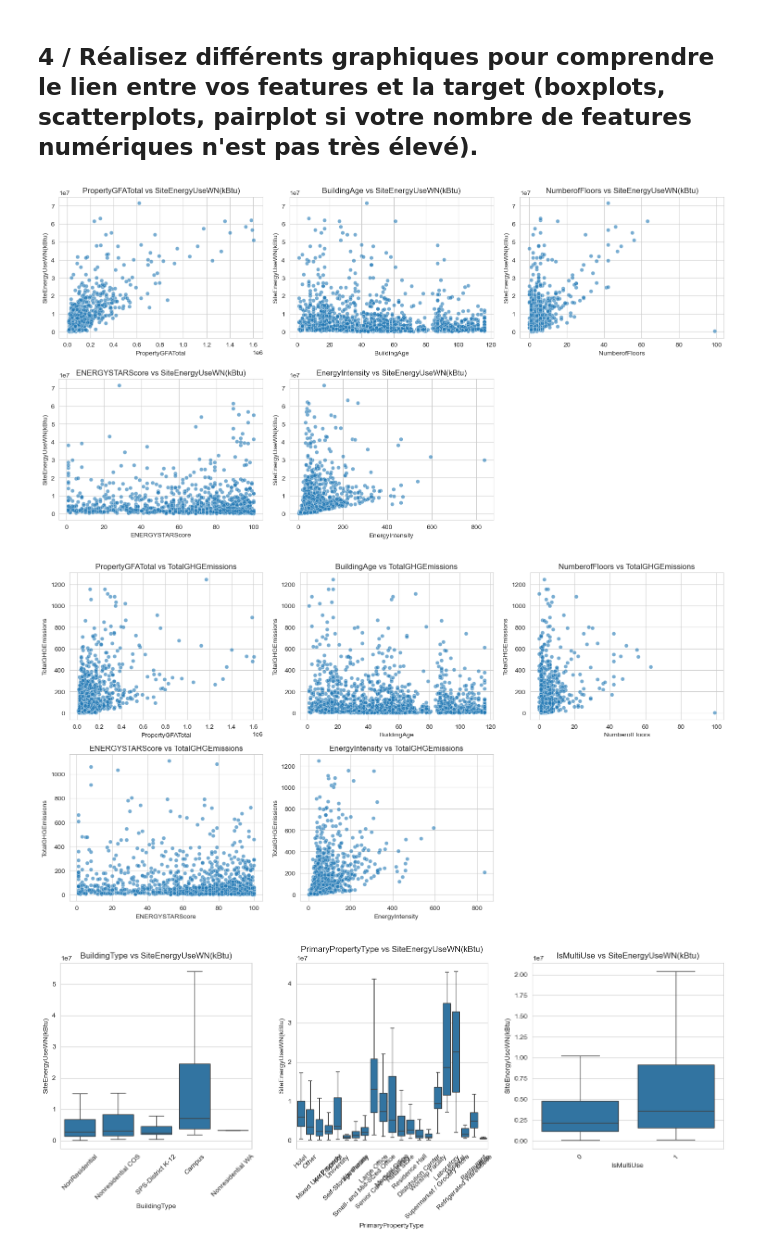
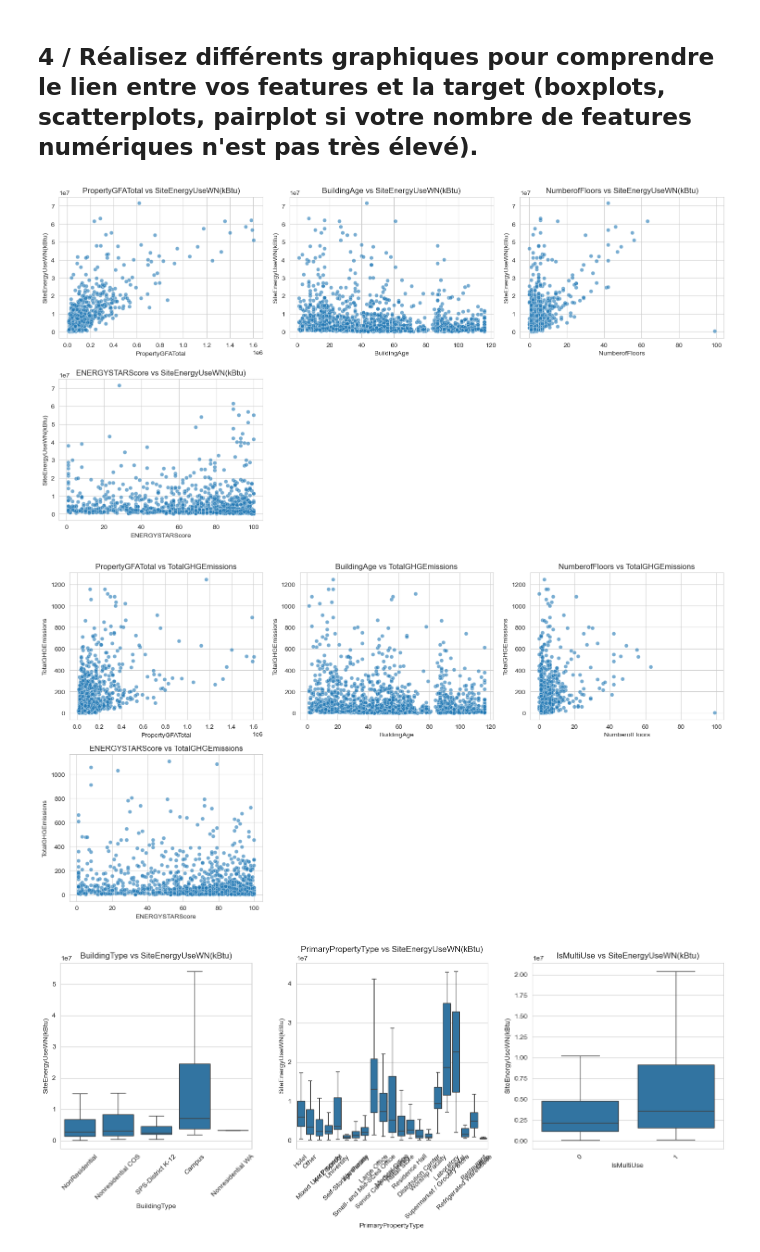
Before and after one commit to AdamAe6/Op-Projet-3, a Jupyter notebook: P3_template_modelistation_supervisee_data_scientist.ipynb, the cells around one changed output. Cells and saved outputs as stored; diff of their text form; code cells hidden in the pictures.

```diff
--- a/P3_template_modelistation_supervisee_data_scientist.ipynb
+++ b/P3_template_modelistation_supervisee_data_scientist.ipynb
@@ -327,7 +327,7 @@ A réaliser : Enrichir le jeu de données actuel avec de nouvelles features issu
 # %% [markdown]
 En règle générale : On utilise la méthode .apply() de Pandas pour créer une nouvelle colonne à partir d'une colonne existante. N'hésitez pas à regarder les exemples dans les chapitres de cours donnés en ressource
 # %%
-# === CODE FEATURE ENGINEERING AVANCÉ ===
+# === CODE FEATURE ENGINEERING AVANCÉ (corrigé, sans fuite) ===
 
 # 1. Âge du bâtiment
 building_consumption['BuildingAge'] = building_consumption['YearBuilt'].apply(lambda x: 2016 - x)
@@ -367,30 +367,21 @@ building_consumption['AvgFloorArea'] = building_consumption.apply(
 )
 
 # 3ter. Volume approximatif du bâtiment
-building_consumption['ApproxBuildingVolume'] = building_consumption['PropertyGFATotal'] * building_consumption['NumberofFloors']
+building_consumption['ApproxBuildingVolume'] = (
+    building_consumption['PropertyGFATotal'] * building_consumption['NumberofFloors']
+)
 
-# 4. Complexité d'usage
+# 4. Complexité d'usage (combien d'usages déclarés dans le bâtiment)
 building_consumption['UseTypeCount'] = building_consumption['ListOfAllPropertyUseTypes'].apply(
     lambda x: len(str(x).split(',')) if pd.notnull(x) else 0
 )
 
-# 4bis. Bâtiment à usage multiple
-# Multi-usage = plus de 1 type déclaré
+# 4bis. Bâtiment à usage multiple (1 si plusieurs usages)
 building_consumption['IsMultiUse'] = building_consumption['UseTypeCount'].apply(lambda n: 1 if n > 1 else 0)
 
-# 5. Intensité énergétique
-building_consumption['EnergyIntensity'] = building_consumption.apply(
-    lambda row: row['SiteEnergyUseWN(kBtu)'] / row['PropertyGFATotal']
-    if row['PropertyGFATotal'] > 0 else np.nan,
-    axis=1
-)
-
-# 5bis. Intensité d'émissions
-building_consumption['EmissionsIntensity'] = building_consumption.apply(
-    lambda row: row['TotalGHGEmissions'] / row['PropertyGFATotal']
-    if row['PropertyGFATotal'] > 0 else np.nan,
-    axis=1
-)
+# ⚠ SUPPRIMÉ :
+# EnergyIntensity = SiteEnergyUseWN(kBtu) / surface  --> fuité car utilise la cible énergie
+# EmissionsIntensity = TotalGHGEmissions / surface   --> fuité car utilise la cible CO2
 
 # 6. Ratio Gaz / Énergie totale
 building_consumption['GasShare'] = building_consumption.apply(
@@ -406,18 +397,17 @@ building_consumption['ElectricShare'] = building_consumption.apply(
     axis=1
 )
 
-# 8. Efficacité énergétique déclarée
+# 8. Efficacité énergétique déclarée (plus c'est élevé, plus le bâtiment est "mauvais")
 building_consumption['InefficiencyScore'] = building_consumption['ENERGYSTARScore'].apply(
     lambda x: 100 - x if pd.notnull(x) else np.nan
 )
 
-# 9. Bâtiment ancien
+# 9. Bâtiment ancien (catégorie binaire)
 building_consumption['IsOldBuilding'] = building_consumption['BuildingAge'].apply(
     lambda x: 1 if x > 50 else 0
 )
 
-# 10.Distance au centre-ville de Seattle
-# Centre géographique approx de Seattle : lat=47.6062, lon=-122.3321
+# 10. Distance au centre-ville de Seattle
 CENTER_LAT, CENTER_LON = 47.6062, -122.3321
 
 def haversine_distance(lat, lon, ref_lat=CENTER_LAT, ref_lon=CENTER_LON):
@@ -586,22 +575,22 @@ Nombre de colonnes après suppression des corrélations : 34
 # %% [markdown]
 ## 4 / Réalisez différents graphiques pour comprendre le lien entre vos features et la target (boxplots, scatterplots, pairplot si votre nombre de features numériques n'est pas très élevé).
 # %%
-features_cont = ['PropertyGFATotal', 'BuildingAge', 'NumberofFloors', 'ENERGYSTARScore', 'EnergyIntensity']
+features_cont = ['PropertyGFATotal', 'BuildingAge', 'NumberofFloors', 'ENERGYSTARScore']
 
 plt.figure(figsize=(15, 8))
 for i, feature in enumerate(features_cont):
     plt.subplot(2, 3, i+1)
     sns.scatterplot(
         data=building_consumption,
         x=feature,
         y='SiteEnergyUseWN(kBtu)',
         alpha=0.6
     )
     plt.title(f"{feature} vs SiteEnergyUseWN(kBtu)")
 plt.tight_layout()
 plt.show()
 # %% [output]
-[figure, old version]
+[figure, new version]
 # %%
 plt.figure(figsize=(15, 8))
 for i, feature in enumerate(features_cont):
@@ -616,7 +605,7 @@ for i, feature in enumerate(features_cont):
 plt.tight_layout()
 plt.show()
 # %% [output]
-[figure, old version]
+[figure, new version]
 # %%
 features_cat = ['BuildingType', 'PrimaryPropertyType', 'IsMultiUse']
 
```
Also changed, not shown: parts of 24 cells of this notebook.
